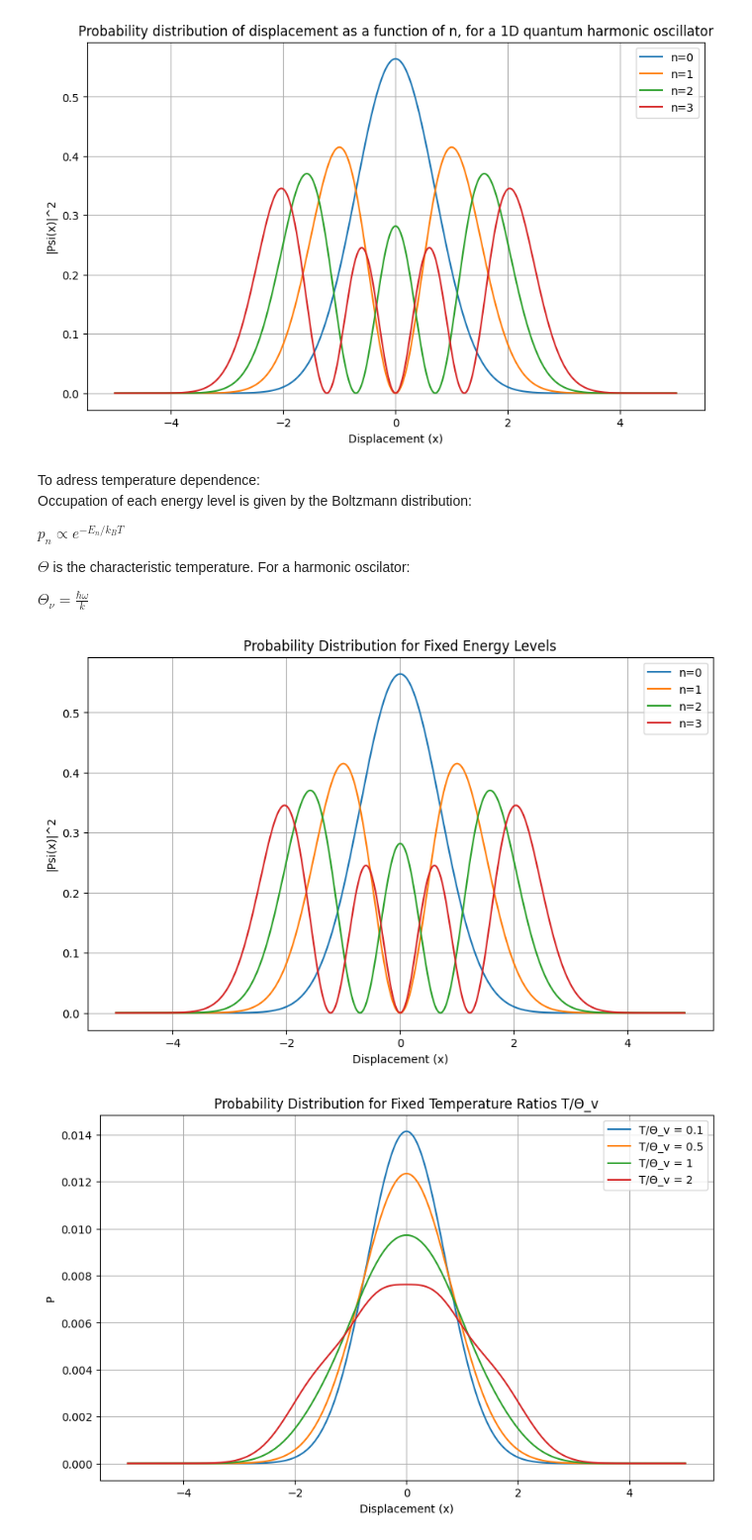
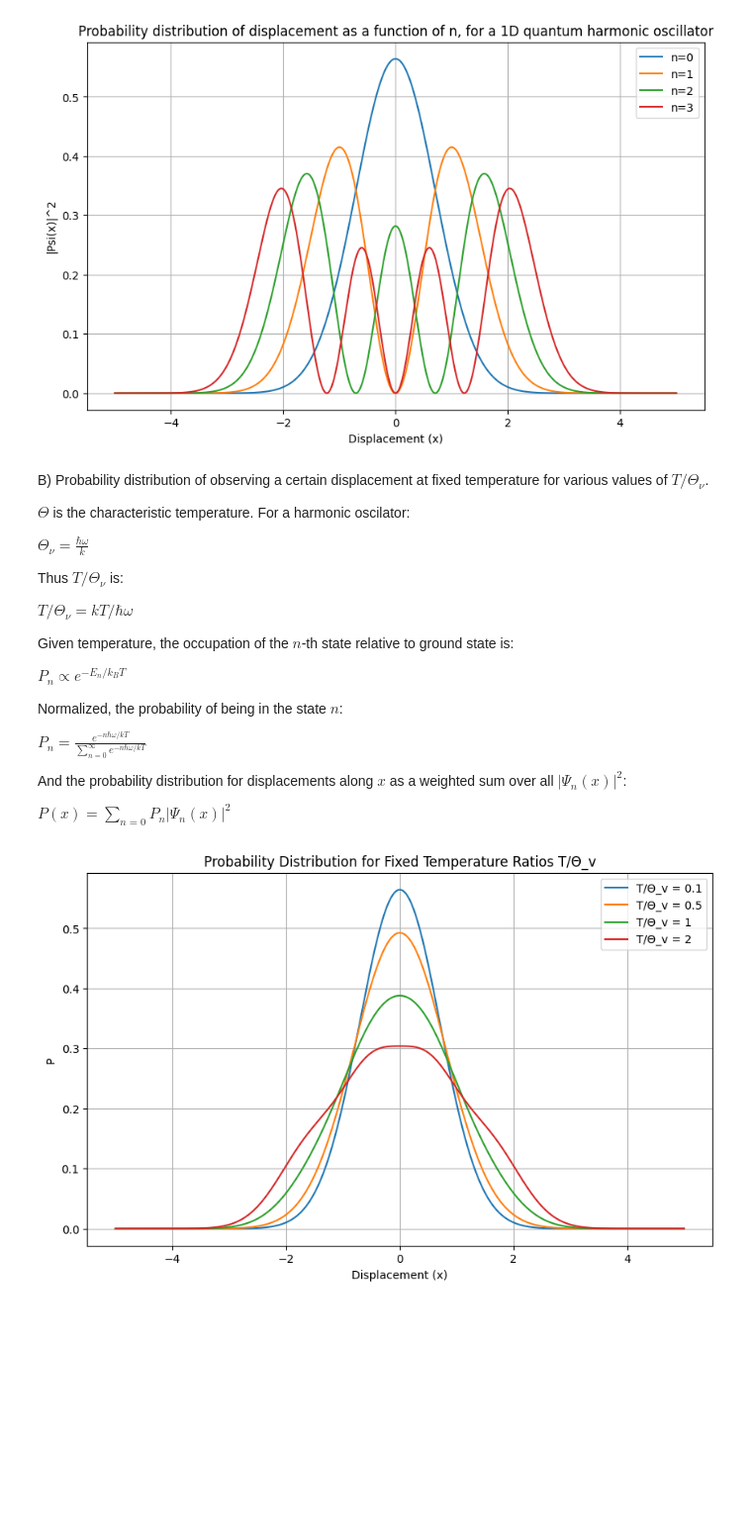
Before and after one commit to denny190/pchem_iv, a Jupyter notebook: l04_qm_harm_osc.ipynb, the cells around one changed output. Shown at 99% size. Saved outputs shown, nothing was run; the diff lists cells and outputs as text; code cells hidden in the pictures; blank space fills up the shorter version.

```diff
--- a/l04_qm_harm_osc.ipynb
+++ b/l04_qm_harm_osc.ipynb
@@ -49,14 +46,27 @@ plt.show()
 # %% [output]
 [figure]
 # %% [markdown]
-To adress temperature dependence:\
-Occupation of each energy level is given by the Boltzmann distribution:
-
-$p_n \propto e^{-E_n/k_BT}$
+B) Probability distribution of observing a certain displacement at fixed temperature for various values of $T/\Theta_{\nu}$.
 
 $\Theta$ is the characteristic temperature. For a harmonic oscilator:
 
 $\Theta_{\nu} = \frac{\hbar \omega}{k}$
+
+Thus $T/\Theta_{\nu}$ is:
+
+$T/\Theta_{\nu} = kT/\hbar \omega$
+
+Given temperature, the occupation of the $n$-th state relative to ground state is:
+
+$P_n \propto e^{-E_n/k_BT}$
+
+Normalized, the probability of being in the state $n$:
+
+$P_n = \frac{e^{-n\hbar \omega / kT}}{\sum^{\infty}_{n=0}e^{-n \hbar \omega / kT}}$
+
+And the probability distribution for displacements along $x$ as a weighted sum over all $|\Psi_n(x)|^2$:
+
+$P(x) = \sum_{n=0} P_n|\Psi_n(x)|^2$
 # %%
 import numpy as np
 import matplotlib.pyplot as plt
@@ -66,46 +76,32 @@ def calculate_wavefunction(n, x):
     '''Computing a wavefunction for a 1D quantum harmonic oscillator'''
     wavefunction = ((1 / (2**n * np.math.factorial(n)))**0.5 * (1/np.pi)**0.25) * np.exp(-x**2/2) * hermite(n)(x)
     return wavefunction
 
 def boltzmann_distribution(n, temp_ratio):
     '''Computing boltzmann distribution of energy levels'''
     # T/Theta_v
     return np.exp(-(n + 0.5)/temp_ratio)
 
 # Parameters
 x = np.linspace(-5, 5, 400)
 
-# 1. For fixed energy
-plt.figure(figsize=(10, 6))
-for n in [0, 1, 2, 3]:
-    plt.plot(x, abs(calculate_wavefunction(n, x))**2, label=f"n={n}")
-
-plt.title('Probability Distribution for Fixed Energy Levels')
-plt.xlabel('Displacement (x)')
-plt.ylabel('|Psi(x)|^2')
-plt.legend()
-plt.grid(True)
-plt.show()
-
 # 2. For fixed temperature
 temp_ratios = [0.1, 0.5, 1, 2]
 
 plt.figure(figsize=(10, 6))
 
 for temp_ratio in temp_ratios:
     prob = np.zeros_like(x)
     for n in [0, 1, 2, 3]:  # considering first 5 energy levels
         weight = boltzmann_distribution(n, temp_ratio)
         prob += weight * abs(calculate_wavefunction(n, x))**2
-    prob /= prob.sum()  # Normalization
+    prob /= np.trapz(prob, x)  # Normalization
     plt.plot(x, prob, label=f'T/Θ_v = {temp_ratio}')
 
 plt.title('Probability Distribution for Fixed Temperature Ratios T/Θ_v')
 plt.xlabel('Displacement (x)')
 plt.ylabel('P')
 plt.legend()
 plt.grid(True)
-plt.show()
 # %% [output]
-[figure, old version]
+[figure, new version]
-[figure, removed]
```
Also changed, not shown: parts of 2 cells of this notebook.
